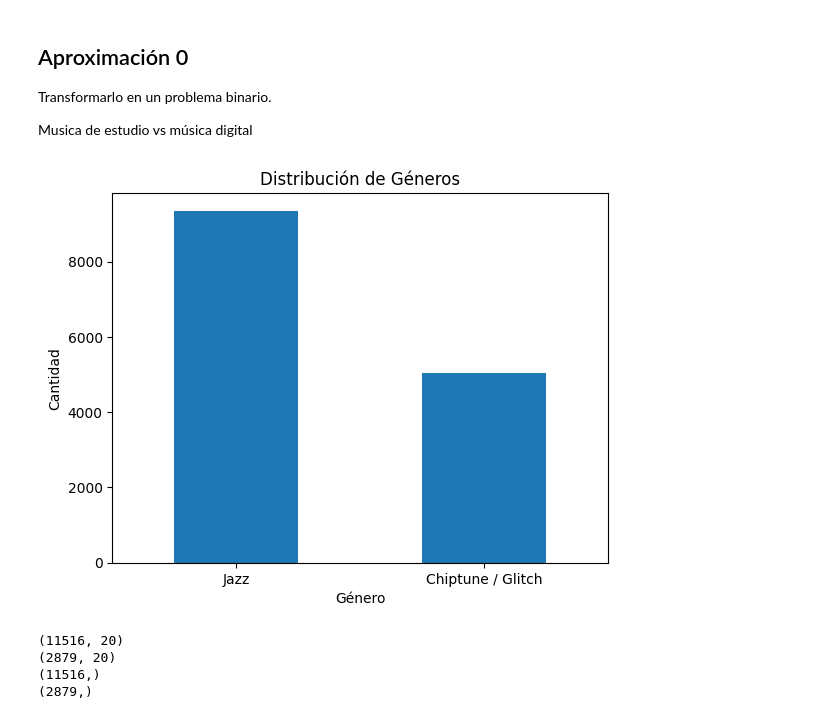
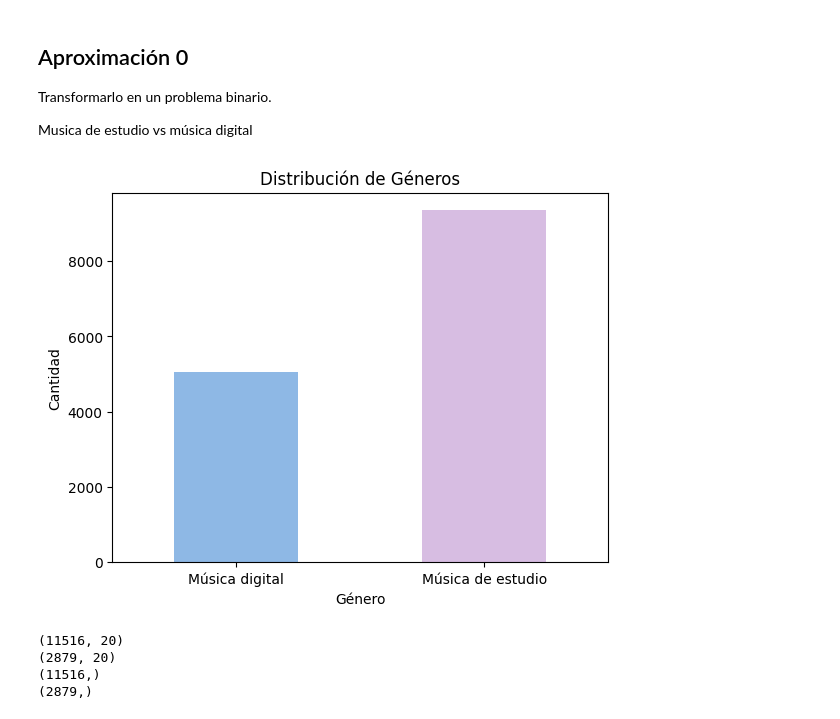
Before and after one commit to LucasQuintoDiario/ML_music_genres, a Jupyter notebook: notebooks/03_Entrenamiento_Evaluacion.ipynb, the cells around one changed output. Saved outputs shown, nothing was run; the diff lists cells and outputs as text; code cells hidden in the pictures.

```diff
--- a/notebooks/03_Entrenamiento_Evaluacion.ipynb
+++ b/notebooks/03_Entrenamiento_Evaluacion.ipynb
@@ -53,8 +26,8 @@ from imblearn.over_sampling import SMOTE
 # %%
 pd.set_option('future.no_silent_downcasting', True)
 # %%
-df = pd.read_csv("/content/drive/MyDrive/Bootcamp_DS/ML/data/train_with_features.csv")
-df_genres =  pd.read_csv("/content/drive/MyDrive/Bootcamp_DS/ML/data/genres.csv")
+df = pd.read_csv("../data/processed.csv")
+df_genres =  pd.read_csv("../data/genres.csv")
 df = df.copy().drop(columns=["song_id","filename", "filepath", 'Chroma_1', 'Chroma_2', 'Chroma_3', 'Chroma_4',
        'Chroma_5', 'Chroma_6', 'Chroma_7', 'Chroma_8', 'Chroma_9', 'Chroma_10',
        'Chroma_11', 'Chroma_12', 'Spectral_contrast_1', 'Spectral_contrast_2',
@@ -155,27 +128,27 @@ genre_mapping = {
     'Instrumental': None
 }
 # %%
-df_0['genre'] = df['genre'].replace(genre_mapping).astype("Int64")
+df_0['genre'] = df_0["genre"].map(genre_mapping)
 df_0 = df_0.dropna(subset=['genre'])
 # %%
-# Invertir el diccionario para mapear los números a los nombres
-genre_labels = {v: k for k, v in genre_mapping.items()}
+# Contar la cantidad de cada categoría (0 y 1)
+genre_counts = df_0["genre_numeric"].value_counts().sort_index()
 
-# Contar las ocurrencias por género numérico
-genre_counts = df_0["genre"].value_counts()
+# Etiquetas para los valores 0 y 1
+genre_labels = {0: "Música digital", 1: "Música de estudio"}
 
-# Reemplazar los números por nombres en el índice
+# Reemplazar los valores numéricos por las etiquetas
 genre_counts.index = genre_counts.index.map(genre_labels)
 
-# Graficar
-genre_counts.plot(kind="bar")
+
+genre_counts.plot(kind="bar", color=["#8EB8E5", "#D7BDE2"])
 plt.xticks(rotation=0)
 plt.xlabel("Género")
 plt.ylabel("Cantidad")
 plt.title("Distribución de Géneros")
 plt.show()
 # %% [output]
-[figure, old version]
+[figure, new version]
 # %%
 # Definir X e y
 X_0 = df_0.drop(columns=["genre"])
```
Also changed, not shown: parts of 27 cells of this notebook, 26 other files.
